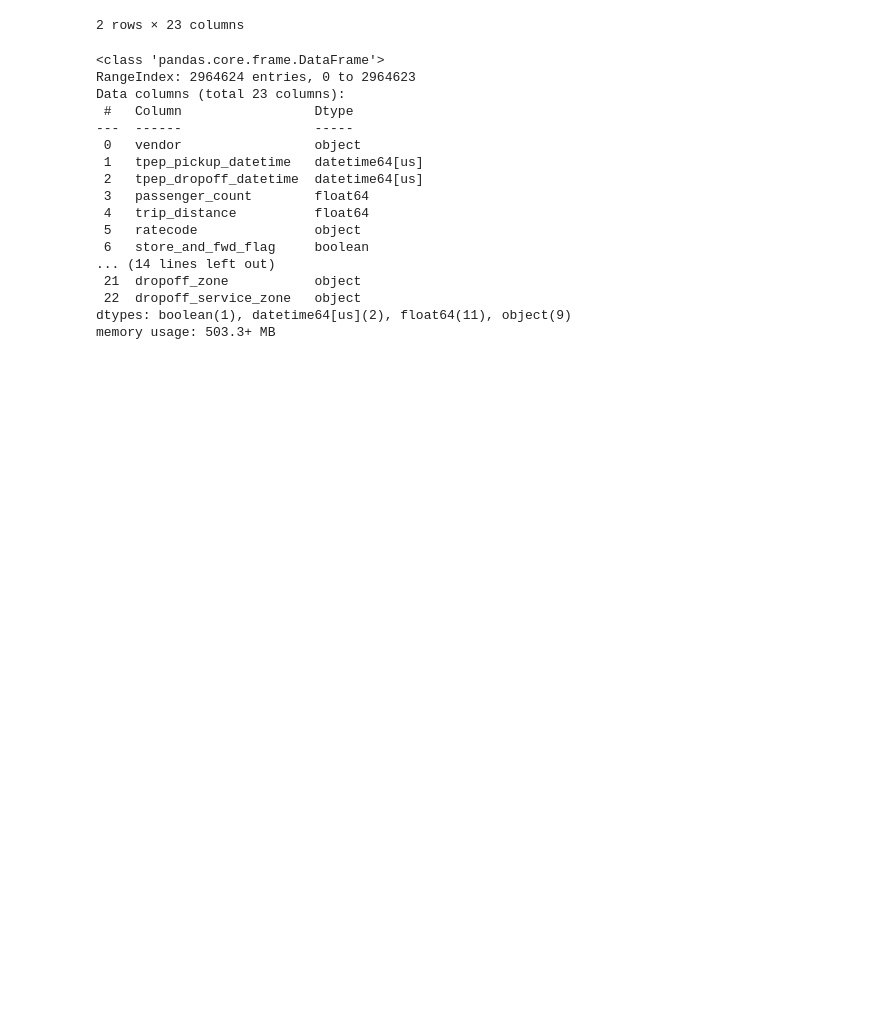
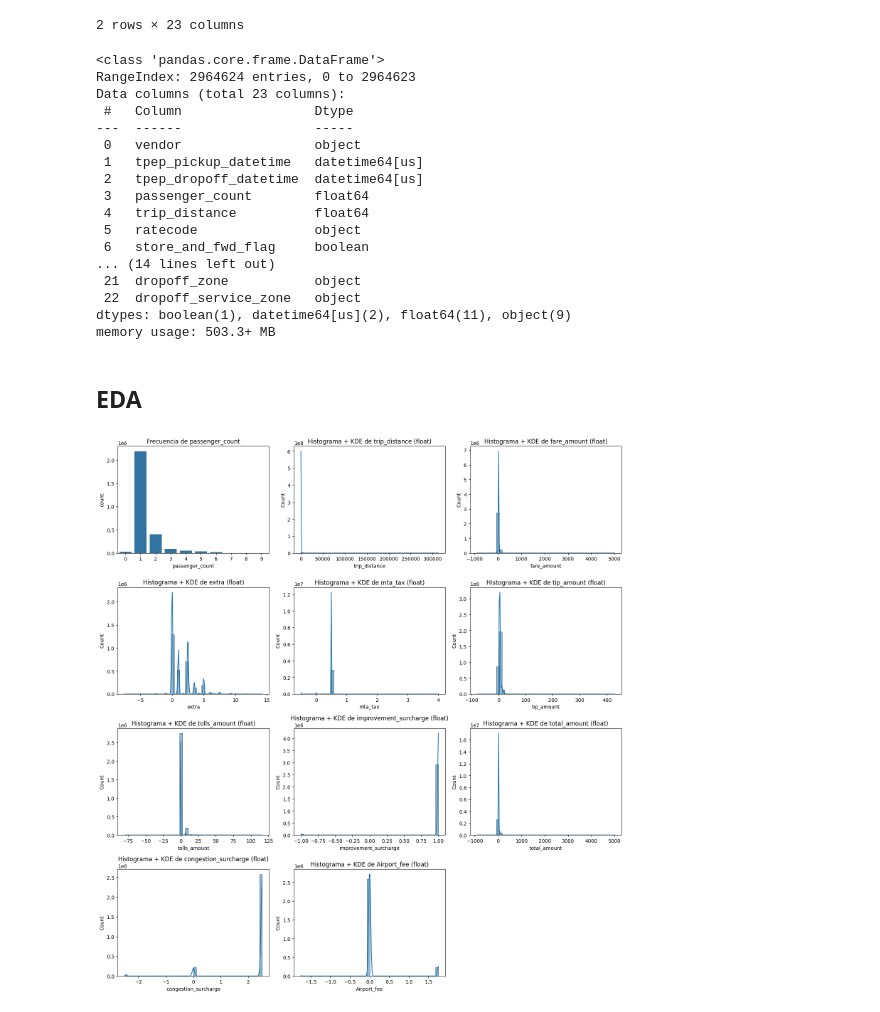
Before and after one commit to gasparrivollier/CEIA_AndD_TP_Grupo2, a Jupyter notebook: notebooks/AndD_tp.ipynb, the cells around one changed output. Drawn from its saved outputs; the diff is of its cells as text; code cells hidden in the pictures; blank space fills up the shorter version.

```diff
--- a/notebooks/AndD_tp.ipynb
+++ b/notebooks/AndD_tp.ipynb
@@ -332,3 +332,32 @@ memory usage: 503.3+ MB
 # %%
 # convertimos a int floats que no correspondan
 df["passenger_count"] = df["passenger_count"].astype('Int64')
+# %% [markdown]
+## EDA
+# %%
+# Seleccionar solo columnas numéricas
+numeric_cols = df.select_dtypes(include=['number']).columns
+
+n_cols = 3   # cuántos gráficos por fila (puede ajustar)
+n_rows = int(np.ceil(len(numeric_cols) / n_cols))
+
+plt.figure(figsize=(5*n_cols, 4*n_rows))
+
+for i, col in enumerate(numeric_cols, 1):
+    plt.subplot(n_rows, n_cols, i)
+
+    # Detectar enteros de manera robusta
+    if pd.api.types.is_integer_dtype(df[col]):
+        sns.countplot(x=df[col], order=sorted(df[col].dropna().unique()))
+        plt.title(f"Frecuencia de {col}")
+
+    else:
+        sns.histplot(df[col].dropna(), bins=50, kde=True)
+        plt.title(f"Histograma + KDE de {col} (float)")
+
+    plt.xlabel(col)
+
+plt.tight_layout()
+plt.show()
+# %% [output]
+[figure, added]
```
Also changed, not shown: parts of 4 cells of this notebook.
